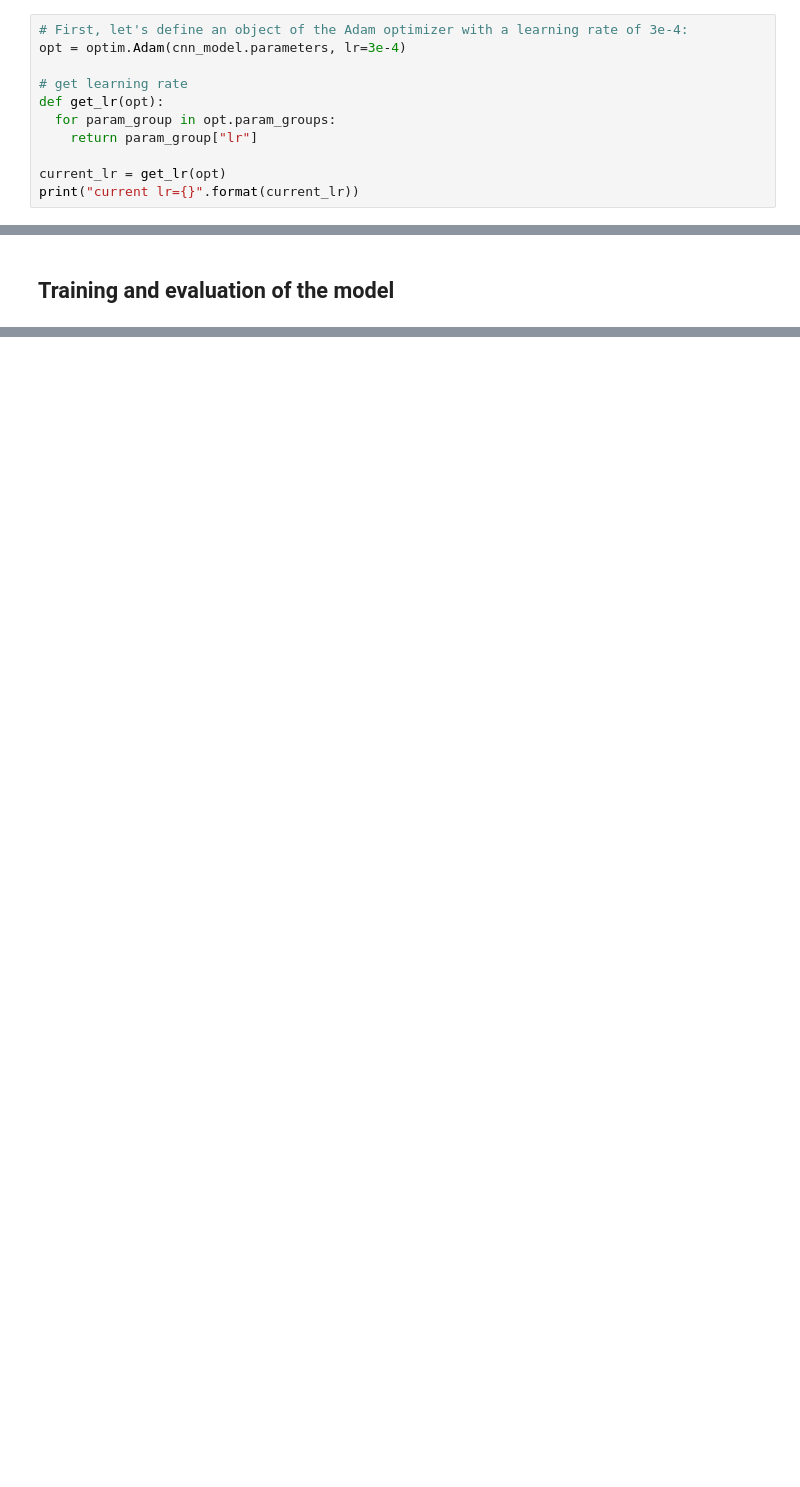
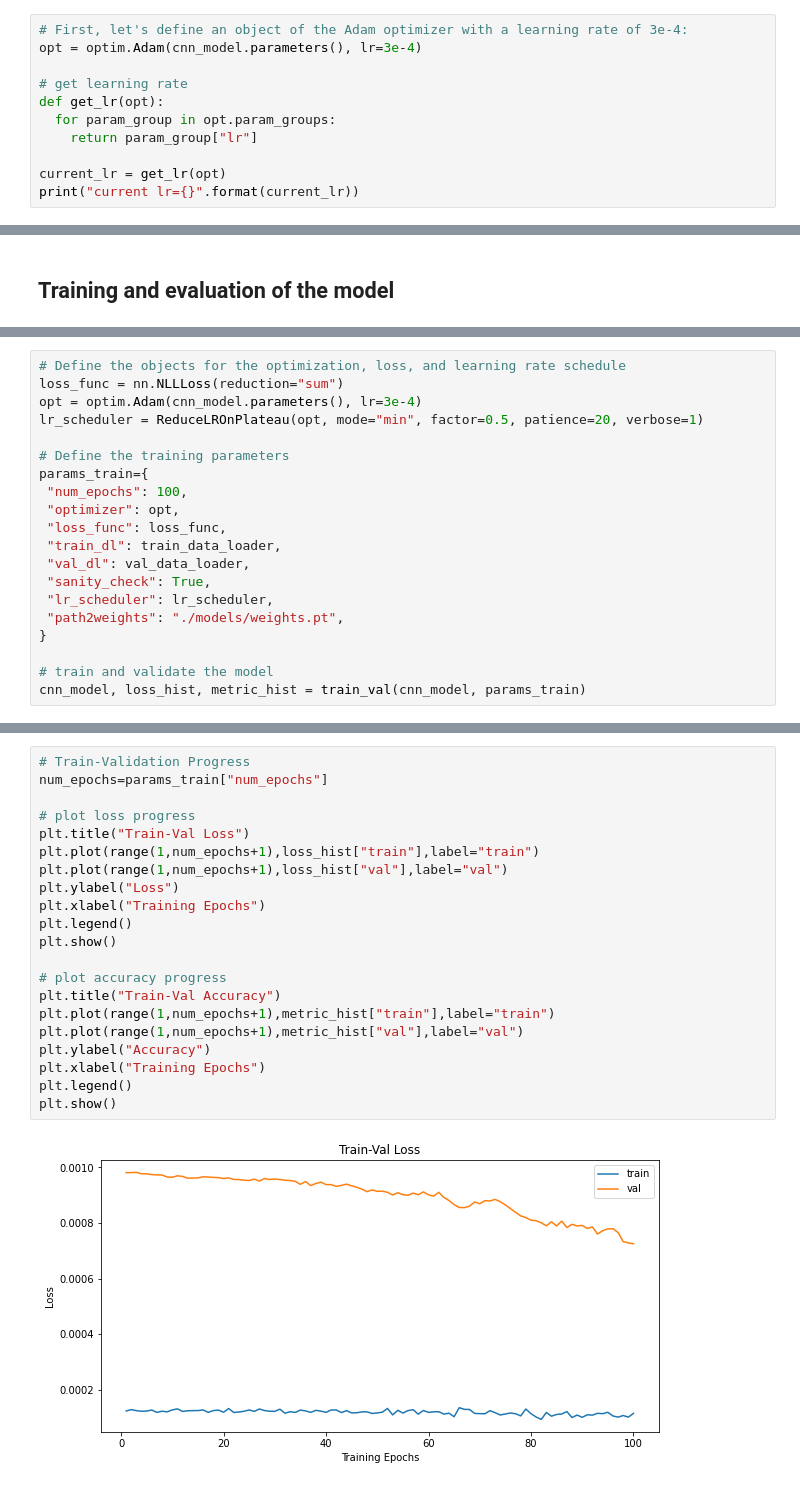
Before and after one commit to rahiakela/pytorch-computer-vision-cookbook, a Jupyter notebook: 2-binary-image-classification/1_binary_image_classification.ipynb, the cells around one changed output, grey strips where cells are left out. Drawn from its saved outputs; the diff is of its cells as text; blank space fills up the shorter version.

```diff
--- a/2-binary-image-classification/1_binary_image_classification.ipynb
+++ b/2-binary-image-classification/1_binary_image_classification.ipynb
@@ -625,7 +625,7 @@ Another helpful tool in the torch.optim package is learning schedules. Learning
 schedules are useful tools for automatically adjusting the learning rate during training to improve model performance.
 # %%
 # First, let's define an object of the Adam optimizer with a learning rate of 3e-4:
-opt = optim.Adam(cnn_model.parameters, lr=3e-4)
+opt = optim.Adam(cnn_model.parameters(), lr=3e-4)
 
 # get learning rate
 def get_lr(opt):
@@ -648,0 +828,20 @@ for i in range(100):
+# %%
+# Define the objects for the optimization, loss, and learning rate schedule
+loss_func = nn.NLLLoss(reduction="sum")
+opt = optim.Adam(cnn_model.parameters(), lr=3e-4)
+lr_scheduler = ReduceLROnPlateau(opt, mode="min", factor=0.5, patience=20, verbose=1)
+
+# Define the training parameters
+params_train={
+ "num_epochs": 100,
+ "optimizer": opt,
+ "loss_func": loss_func,
+ "train_dl": train_data_loader,
+ "val_dl": val_data_loader,
+ "sanity_check": True,
+ "lr_scheduler": lr_scheduler,
+ "path2weights": "./models/weights.pt",
+}
+
+# train and validate the model
+cnn_model, loss_hist, metric_hist = train_val(cnn_model, params_train)
@@ -648,0 +850,23 @@ for i in range(100):
+# %%
+# Train-Validation Progress
+num_epochs=params_train["num_epochs"]
+
+# plot loss progress
+plt.title("Train-Val Loss")
+plt.plot(range(1,num_epochs+1),loss_hist["train"],label="train")
+plt.plot(range(1,num_epochs+1),loss_hist["val"],label="val")
+plt.ylabel("Loss")
+plt.xlabel("Training Epochs")
+plt.legend()
+plt.show()
+
+# plot accuracy progress
+plt.title("Train-Val Accuracy")
+plt.plot(range(1,num_epochs+1),metric_hist["train"],label="train")
+plt.plot(range(1,num_epochs+1),metric_hist["val"],label="val")
+plt.ylabel("Accuracy")
+plt.xlabel("Training Epochs")
+plt.legend()
+plt.show()
+# %% [output]
+[figure, added]
```
Also changed, not shown: parts of 22 cells of this notebook.
